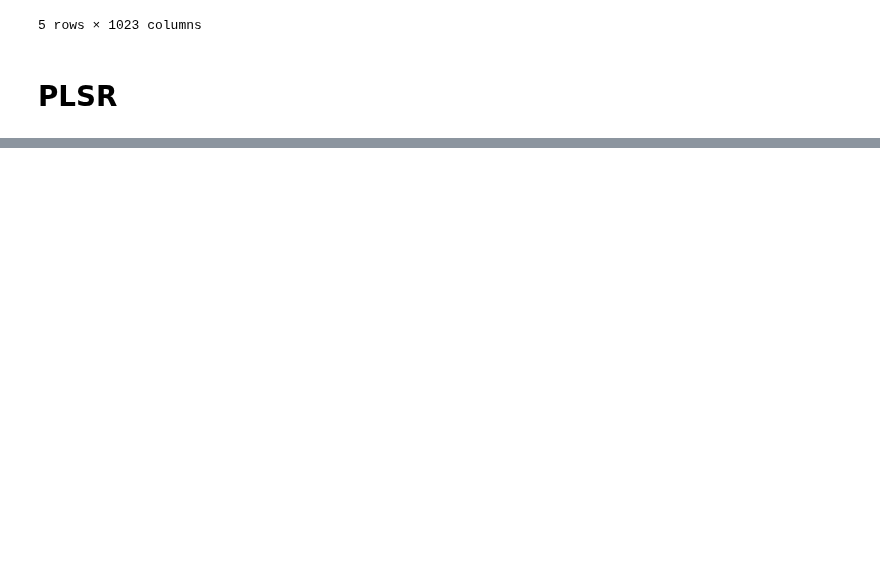
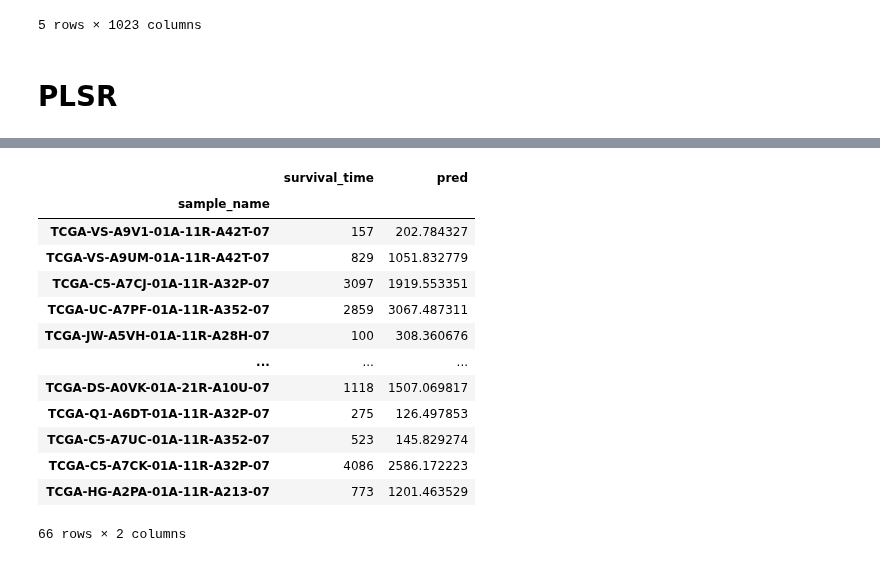
Before and after one commit to fogg-lab/characterizing-ecm-transcriptome-of-endometriosis, a Jupyter notebook: feature_selection_analysis/plsr.ipynb, the cells around one changed output, grey strips where cells are left out. Saved outputs shown, nothing was run; the diff lists cells and outputs as text; code cells hidden in the pictures; blank space fills up the shorter version.

```diff
--- a/feature_selection_analysis/plsr.ipynb
+++ b/feature_selection_analysis/plsr.ipynb
@@ -161,0 +163,17 @@ coef_df.sort_values("abs_coef", ascending=False)[:20]
+# %%
+Y_df.assign(pred = Y_hat)
+# %% [output]
+|  | survival_time | pred |
+| sample_name |  |  |
+| TCGA-VS-A9V1-01A-11R-A42T-07 | 157 | 202.784327 |
+| TCGA-VS-A9UM-01A-11R-A42T-07 | 829 | 1051.832779 |
+| TCGA-C5-A7CJ-01A-11R-A32P-07 | 3097 | 1919.553351 |
+| TCGA-UC-A7PF-01A-11R-A352-07 | 2859 | 3067.487311 |
+| TCGA-JW-A5VH-01A-11R-A28H-07 | 100 | 308.360676 |
+| ... | ... | ... |
+| TCGA-DS-A0VK-01A-21R-A10U-07 | 1118 | 1507.069817 |
+| TCGA-Q1-A6DT-01A-11R-A32P-07 | 275 | 126.497853 |
+| TCGA-C5-A7UC-01A-11R-A352-07 | 523 | 145.829274 |
+| TCGA-C5-A7CK-01A-11R-A32P-07 | 4086 | 2586.172223 |
+| TCGA-HG-A2PA-01A-11R-A213-07 | 773 | 1201.463529 |
+66 rows × 2 columns
```
Also changed, not shown: parts of 5 cells of this notebook.
